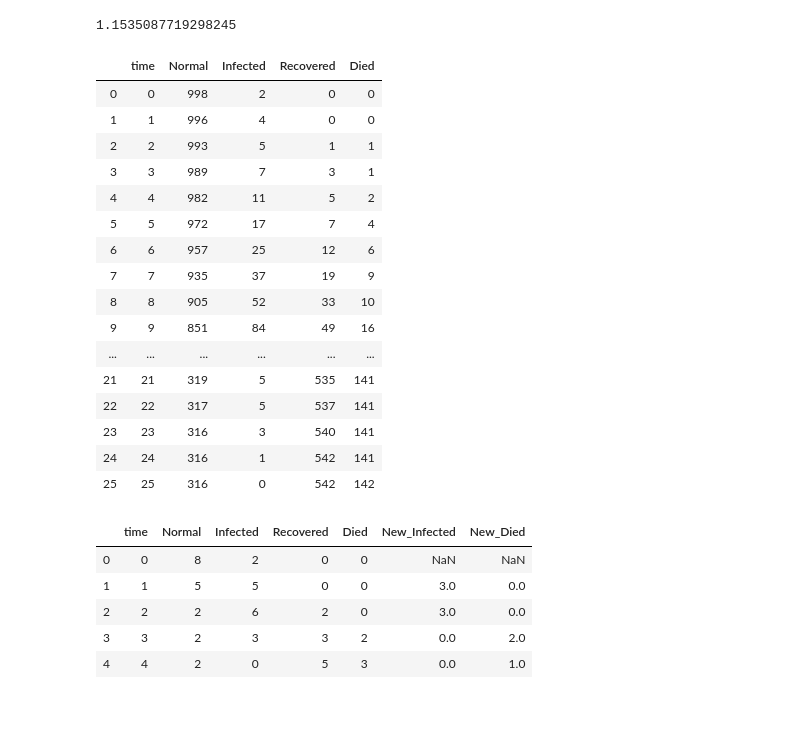
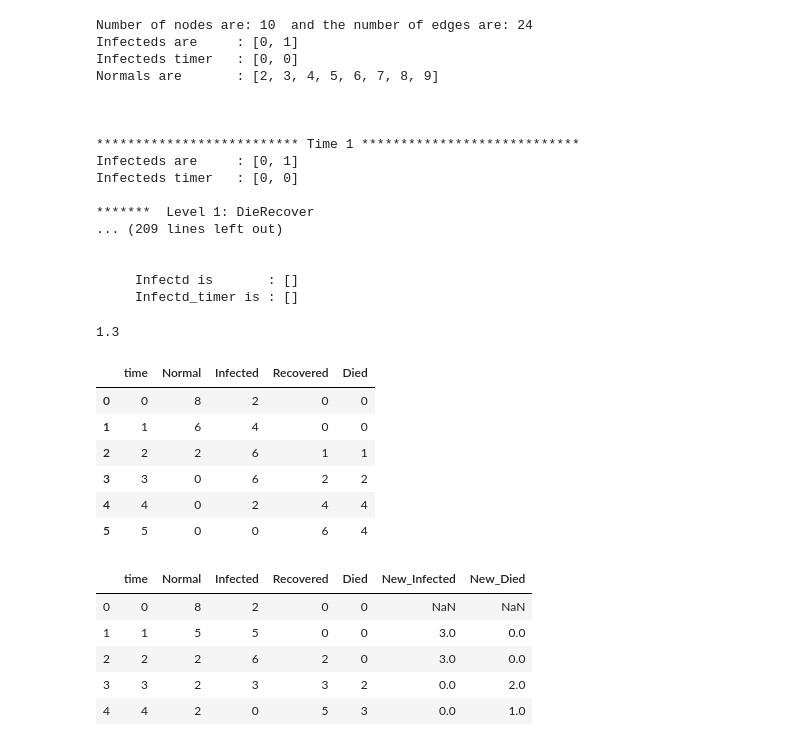
Before and after one commit to MahdiShahrabi/COVID19-Simulation, a Jupyter notebook: Time Dimension/Time_Simulation.ipynb, the cells around one changed output. Cells and saved outputs as stored; diff of their text form; code cells hidden in the pictures; blank space fills up the shorter version.

```diff
--- a/Time Dimension/Time_Simulation.ipynb
+++ b/Time Dimension/Time_Simulation.ipynb
@@ -104,14 +15,2 @@ def generateRandSeed(num,size):
     return(out)
-# %%
-## Deviding a list in to some parts
-def chunkIt(seq, num):
-    avg = len(seq) / float(num)
-    out = []
-    last = 0.0
-
-    while last < len(seq):
-        out.append(seq[int(last):int(last + avg)])
-        last += avg
-
-    return out
 # %%
@@ -373,7 +303,7 @@ def Simulate_Time (G,Maximum_Time=100,Seasons=chunkIt(list(range(1,1000)),4),P_s
 
     return(OUT)
 # %%
-n = 1000
+n = 10
 d = 4
 G_Erdos = nx.erdos_renyi_graph(n,d/n)
 edge_weight = dict(zip(G_Erdos.edges(),[0.4 for x in range(len(G_Erdos.edges()))]))
@@ -381,29 +311,36 @@ nx.set_edge_attributes(G_Erdos,edge_weight,'weight')
 # %%
 # %%time
 a = Simulate_Time (deepcopy(G_Erdos),Maximum_Time=100,Seasons=chunkIt(list(range(1,1000)),4),P_seasons = [1,1,1,1],
                    Seeds = [0,1], n_dr=1, q_die=0.2, n_s=1, q_s=0.1,
-                   pnt_cond=0, how='Transmission',network_update = True)
+                   pnt_cond=1, how='Transmission',network_update = True)
 a[2]
 a[0]
 # %% [output]
-1.1535087719298245
+Number of nodes are: 10  and the number of edges are: 24
+Infecteds are     : [0, 1]
+Infecteds timer   : [0, 0]
+Normals are       : [2, 3, 4, 5, 6, 7, 8, 9]
+
+
+
+************************** Time 1 ****************************
+Infecteds are     : [0, 1]
+Infecteds timer   : [0, 0]
+
+*******  Level 1: DieRecover
+... (209 lines left out)
+
+
+     Infectd is       : []
+     Infectd_timer is : []
+1.3
 |  | time | Normal | Infected | Recovered | Died |
-| 0 | 0 | 998 | 2 | 0 | 0 |
-| 1 | 1 | 996 | 4 | 0 | 0 |
-| 2 | 2 | 993 | 5 | 1 | 1 |
-| 3 | 3 | 989 | 7 | 3 | 1 |
-| 4 | 4 | 982 | 11 | 5 | 2 |
-| 5 | 5 | 972 | 17 | 7 | 4 |
-| 6 | 6 | 957 | 25 | 12 | 6 |
-| 7 | 7 | 935 | 37 | 19 | 9 |
-| 8 | 8 | 905 | 52 | 33 | 10 |
-| 9 | 9 | 851 | 84 | 49 | 16 |
-| ... | ... | ... | ... | ... | ... |
-| 21 | 21 | 319 | 5 | 535 | 141 |
-| 22 | 22 | 317 | 5 | 537 | 141 |
-| 23 | 23 | 316 | 3 | 540 | 141 |
-| 24 | 24 | 316 | 1 | 542 | 141 |
-| 25 | 25 | 316 | 0 | 542 | 142 |
+| 0 | 0 | 8 | 2 | 0 | 0 |
+| 1 | 1 | 6 | 4 | 0 | 0 |
+| 2 | 2 | 2 | 6 | 1 | 1 |
+| 3 | 3 | 0 | 6 | 2 | 2 |
+| 4 | 4 | 0 | 2 | 4 | 4 |
+| 5 | 5 | 0 | 0 | 6 | 4 |
 # %%
 a[0]
 # %% [output]
```
Also changed, not shown: parts of 6 cells of this notebook.
